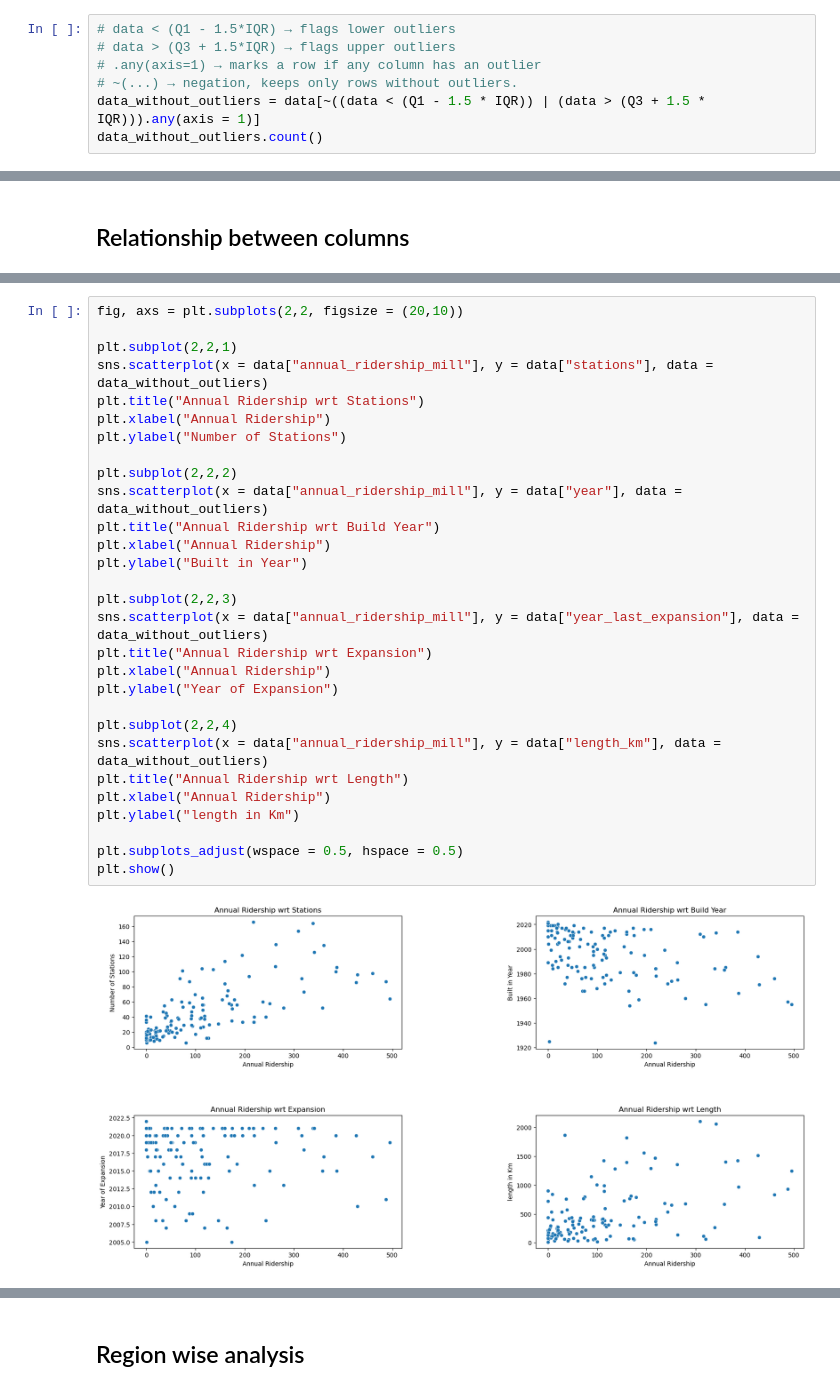
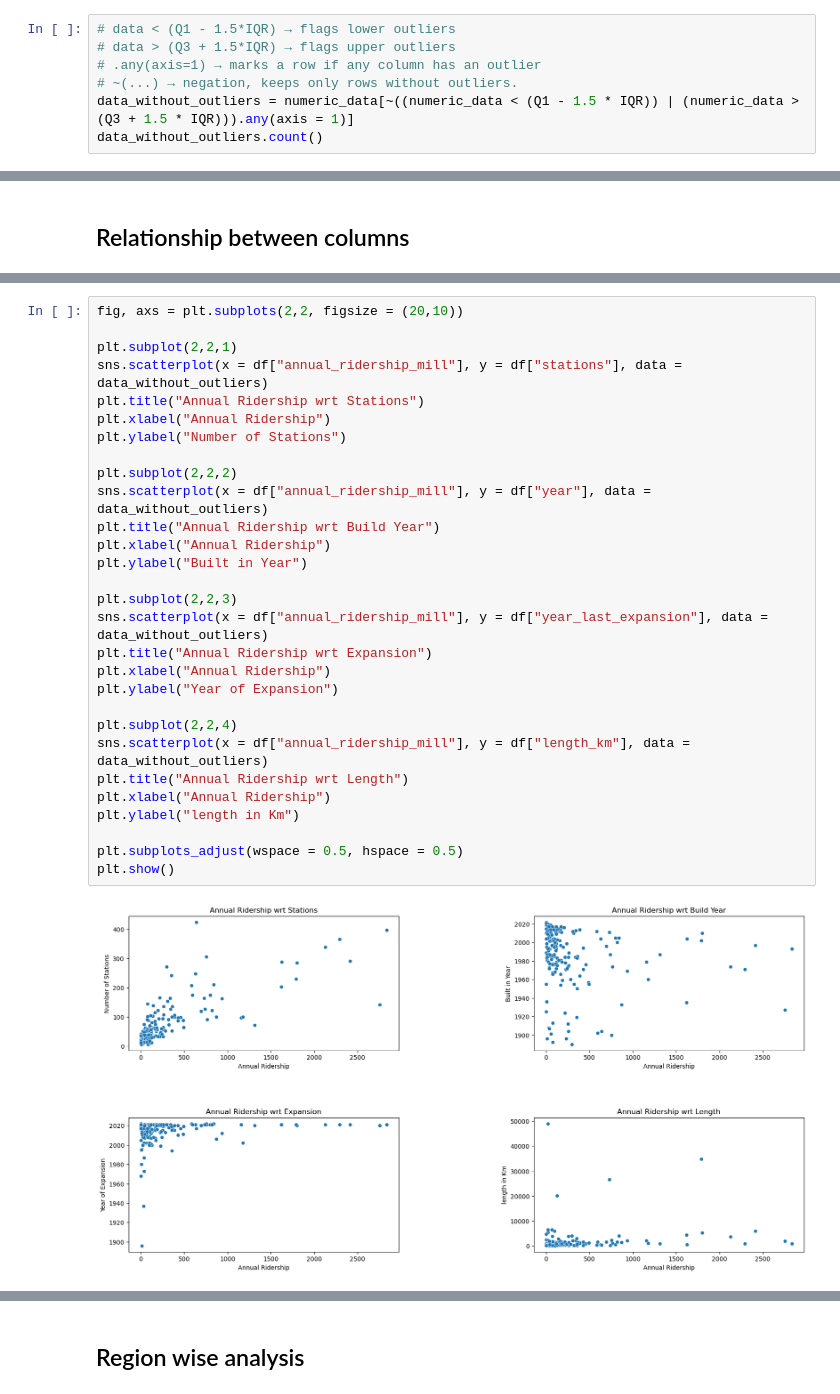
Before and after one commit to TonyStark-19/AI-ML-DataScience, a Jupyter notebook: EDA/EDA.ipynb, the cells around one changed output, grey strips where cells are left out. Cells and saved outputs as stored; diff of their text form.

```diff
--- a/EDA/EDA.ipynb
+++ b/EDA/EDA.ipynb
@@ -522,7 +522,7 @@ dtype: float64
 # data > (Q3 + 1.5*IQR) → flags upper outliers
 # .any(axis=1) → marks a row if any column has an outlier
 # ~(...) → negation, keeps only rows without outliers.
-data_without_outliers = data[~((data < (Q1 - 1.5 * IQR)) | (data > (Q3 + 1.5 * IQR))).any(axis = 1)]
+data_without_outliers = numeric_data[~((numeric_data < (Q1 - 1.5 * IQR)) | (numeric_data > (Q3 + 1.5 * IQR))).any(axis = 1)]
 data_without_outliers.count()
 # %% [output]
 year                     133
@@ -602,34 +602,34 @@ plt.ylim(0,10000)
 # %%
 fig, axs = plt.subplots(2,2, figsize = (20,10))
 
 plt.subplot(2,2,1)
-sns.scatterplot(x = data["annual_ridership_mill"], y = data["stations"], data = data_without_outliers)
+sns.scatterplot(x = df["annual_ridership_mill"], y = df["stations"], data = data_without_outliers)
 plt.title("Annual Ridership wrt Stations")
 plt.xlabel("Annual Ridership")
 plt.ylabel("Number of Stations")
 
 plt.subplot(2,2,2)
-sns.scatterplot(x = data["annual_ridership_mill"], y = data["year"], data = data_without_outliers)
+sns.scatterplot(x = df["annual_ridership_mill"], y = df["year"], data = data_without_outliers)
 plt.title("Annual Ridership wrt Build Year")
 plt.xlabel("Annual Ridership")
 plt.ylabel("Built in Year")
 
 plt.subplot(2,2,3)
-sns.scatterplot(x = data["annual_ridership_mill"], y = data["year_last_expansion"], data = data_without_outliers)
+sns.scatterplot(x = df["annual_ridership_mill"], y = df["year_last_expansion"], data = data_without_outliers)
 plt.title("Annual Ridership wrt Expansion")
 plt.xlabel("Annual Ridership")
 plt.ylabel("Year of Expansion")
 
 plt.subplot(2,2,4)
-sns.scatterplot(x = data["annual_ridership_mill"], y = data["length_km"], data = data_without_outliers)
+sns.scatterplot(x = df["annual_ridership_mill"], y = df["length_km"], data = data_without_outliers)
 plt.title("Annual Ridership wrt Length")
 plt.xlabel("Annual Ridership")
 plt.ylabel("length in Km")
 
 plt.subplots_adjust(wspace = 0.5, hspace = 0.5)
 plt.show()
 # %% [output]
-[figure, old version]
+[figure, new version]
 # %%
 # pair plot
 sns.pairplot(data = df)
```
Also changed, not shown: parts of 56 cells of this notebook.
